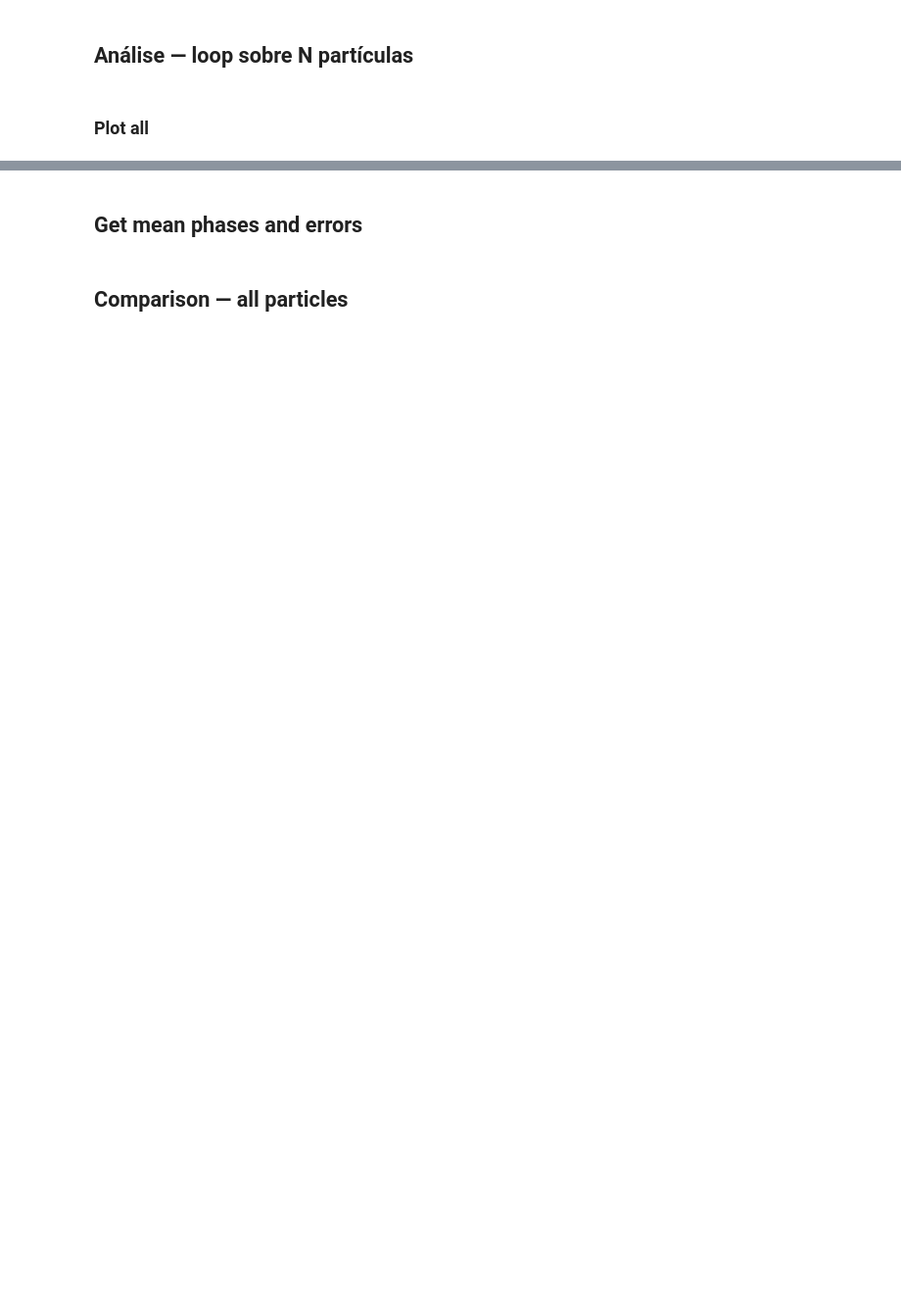
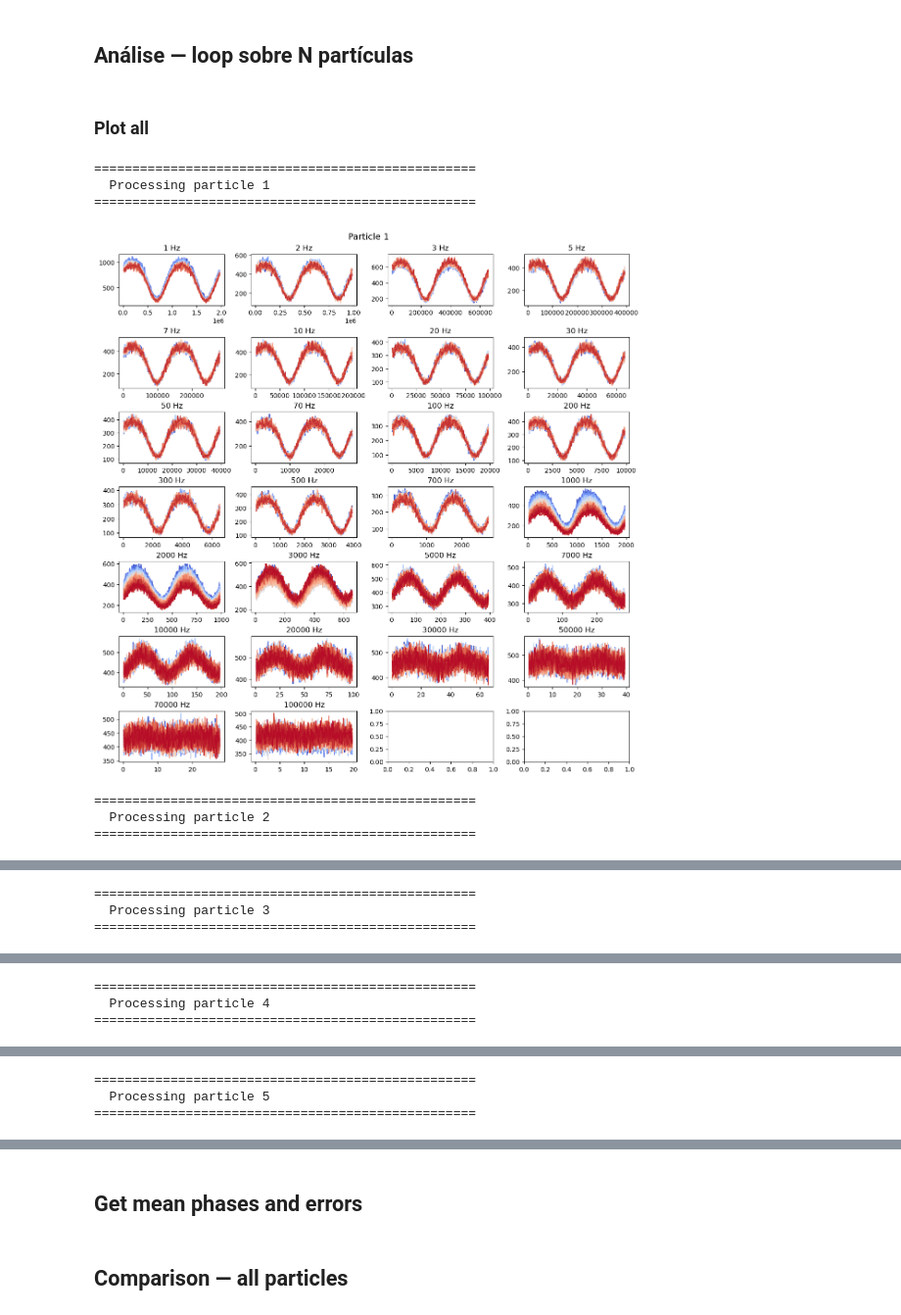
Before and after one commit to habakukc22/many-particles-analysis, a Jupyter notebook: Phase_Shift_Many_Particles.ipynb, the cells around one changed output, grey strips where cells are left out. Shown at 98% size. Saved outputs shown, nothing was run; the diff lists cells and outputs as text; code cells hidden in the pictures; blank space fills up the shorter version.

Commit message:
fisrt set of particles done

```diff
--- a/Phase_Shift_Many_Particles.ipynb
+++ b/Phase_Shift_Many_Particles.ipynb
@@ -47,4 +40,12 @@ rows = int(np.ceil(len(freq_list) / cols))
 # %% [markdown]
 ### Plot all
 # %%
-time_domain_visual_verification(p_list, rows=rows, cols=cols)
+time_domain_visual_verification(p_list)
+# %% [output]
+==================================================
+  Processing particle 1
+==================================================
+[figure, added]
+==================================================
+  Processing particle 2
+==================================================
@@ -50,0 +53,3 @@ time_domain_visual_verification(p_list, rows=rows, cols=cols)
+==================================================
+  Processing particle 3
+==================================================
@@ -50,0 +57,3 @@ time_domain_visual_verification(p_list, rows=rows, cols=cols)
+==================================================
+  Processing particle 4
+==================================================
@@ -50,0 +61,3 @@ time_domain_visual_verification(p_list, rows=rows, cols=cols)
+==================================================
+  Processing particle 5
+==================================================
```
Also changed, not shown: parts of 25 cells of this notebook, 1 other file.
